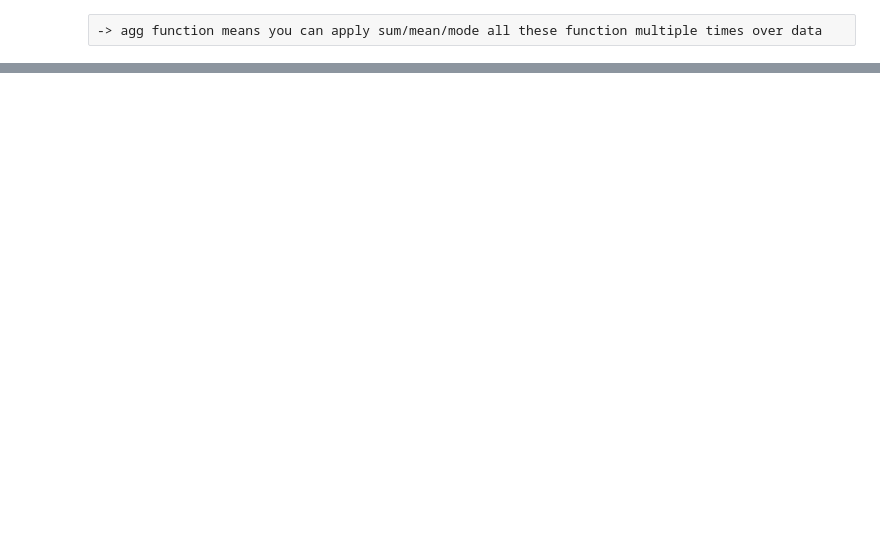
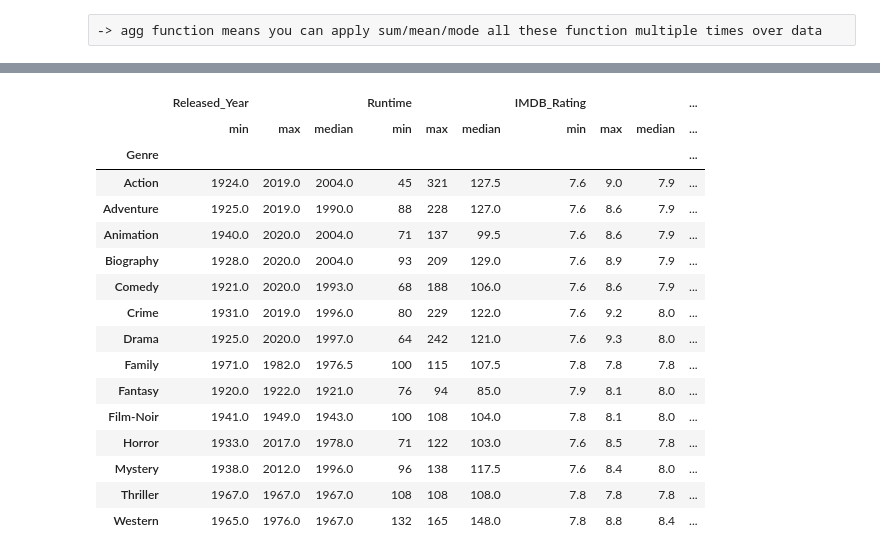
Before and after one commit to DeepakAK47/pandas, a Jupyter notebook: session19.ipynb, the cells around one changed output, grey strips where cells are left out. Drawn from its saved outputs; the diff is of its cells as text; code cells hidden in the pictures; blank space fills up the shorter version.

Commit message:
use of groupby command

```diff
--- a/session19.ipynb
+++ b/session19.ipynb
@@ -280,0 +358,2 @@ object
+# %%
+data2 = pd.read_csv('movies.csv')
@@ -280,0 +362,2 @@ object
+# %%
+data2 = data2[['Released_Year','Runtime','IMDB_Rating','No_of_Votes','Gross','Genre']]
@@ -280,0 +389,2 @@ object
+# %%
+data2['Released_Year'] = pd.to_numeric(data2['Released_Year'], errors='coerce')
@@ -280,0 +407,23 @@ object
+# %%
+genres2 = data2.groupby('Genre')
+# %%
+# find the min,max,median of the Genre feature for its all categories
+genres2.agg(['min','max','median'])
+# %% [output]
+|  | Released_Year |  |  | Runtime |  |  | IMDB_Rating |  |  | ... |
+|  | min | max | median | min | max | median | min | max | median | ... |
+| Genre |  |  |  |  |  |  |  |  |  | ... |
+| Action | 1924.0 | 2019.0 | 2004.0 | 45 | 321 | 127.5 | 7.6 | 9.0 | 7.9 | ... |
+| Adventure | 1925.0 | 2019.0 | 1990.0 | 88 | 228 | 127.0 | 7.6 | 8.6 | 7.9 | ... |
+| Animation | 1940.0 | 2020.0 | 2004.0 | 71 | 137 | 99.5 | 7.6 | 8.6 | 7.9 | ... |
+| Biography | 1928.0 | 2020.0 | 2004.0 | 93 | 209 | 129.0 | 7.6 | 8.9 | 7.9 | ... |
+| Comedy | 1921.0 | 2020.0 | 1993.0 | 68 | 188 | 106.0 | 7.6 | 8.6 | 7.9 | ... |
+| Crime | 1931.0 | 2019.0 | 1996.0 | 80 | 229 | 122.0 | 7.6 | 9.2 | 8.0 | ... |
+| Drama | 1925.0 | 2020.0 | 1997.0 | 64 | 242 | 121.0 | 7.6 | 9.3 | 8.0 | ... |
+| Family | 1971.0 | 1982.0 | 1976.5 | 100 | 115 | 107.5 | 7.8 | 7.8 | 7.8 | ... |
+| Fantasy | 1920.0 | 1922.0 | 1921.0 | 76 | 94 | 85.0 | 7.9 | 8.1 | 8.0 | ... |
+| Film-Noir | 1941.0 | 1949.0 | 1943.0 | 100 | 108 | 104.0 | 7.8 | 8.1 | 8.0 | ... |
+| Horror | 1933.0 | 2017.0 | 1978.0 | 71 | 122 | 103.0 | 7.6 | 8.5 | 7.8 | ... |
+| Mystery | 1938.0 | 2012.0 | 1996.0 | 96 | 138 | 117.5 | 7.6 | 8.4 | 8.0 | ... |
+| Thriller | 1967.0 | 1967.0 | 1967.0 | 108 | 108 | 108.0 | 7.8 | 7.8 | 7.8 | ... |
+| Western | 1965.0 | 1976.0 | 1967.0 | 132 | 165 | 148.0 | 7.8 | 8.8 | 8.4 | ... |
```
Also changed, not shown: parts of 28 cells of this notebook.
